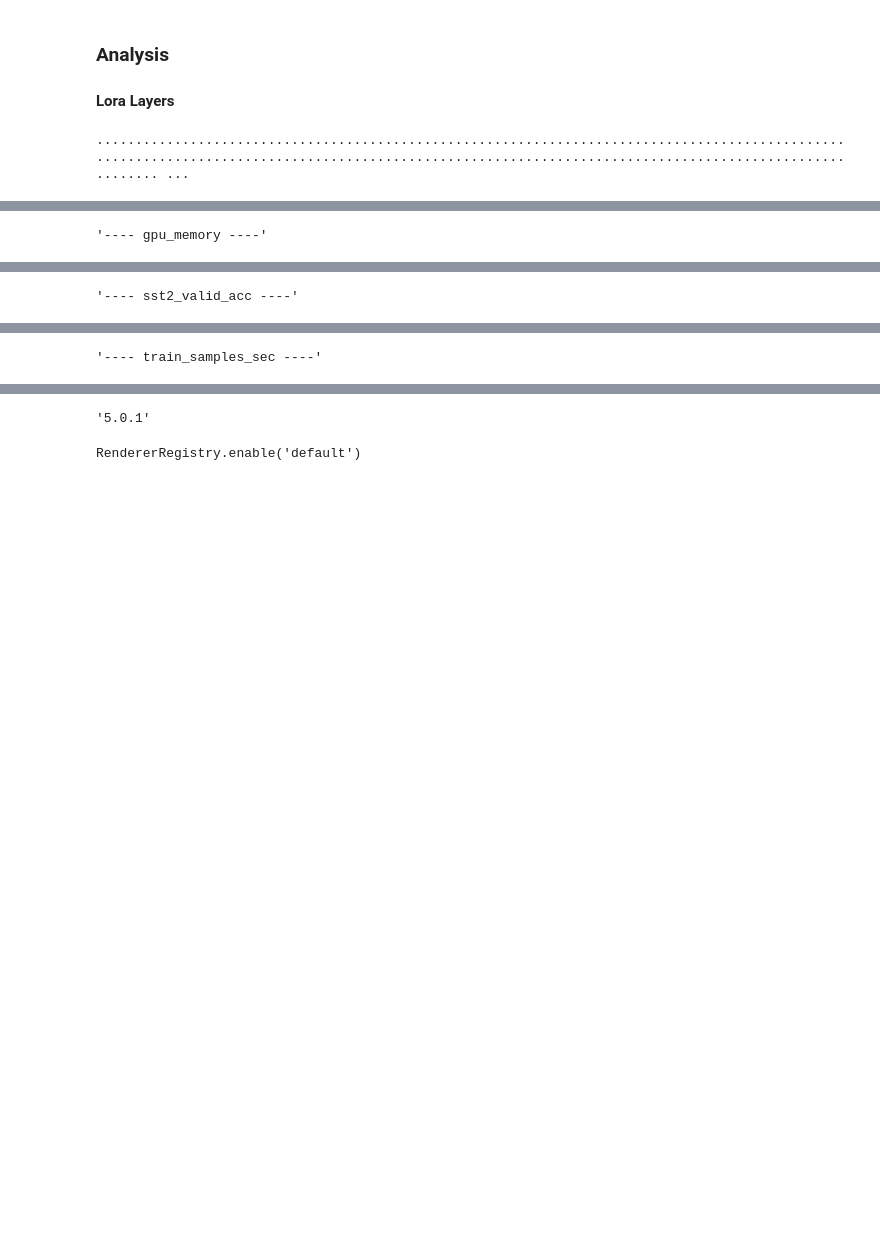
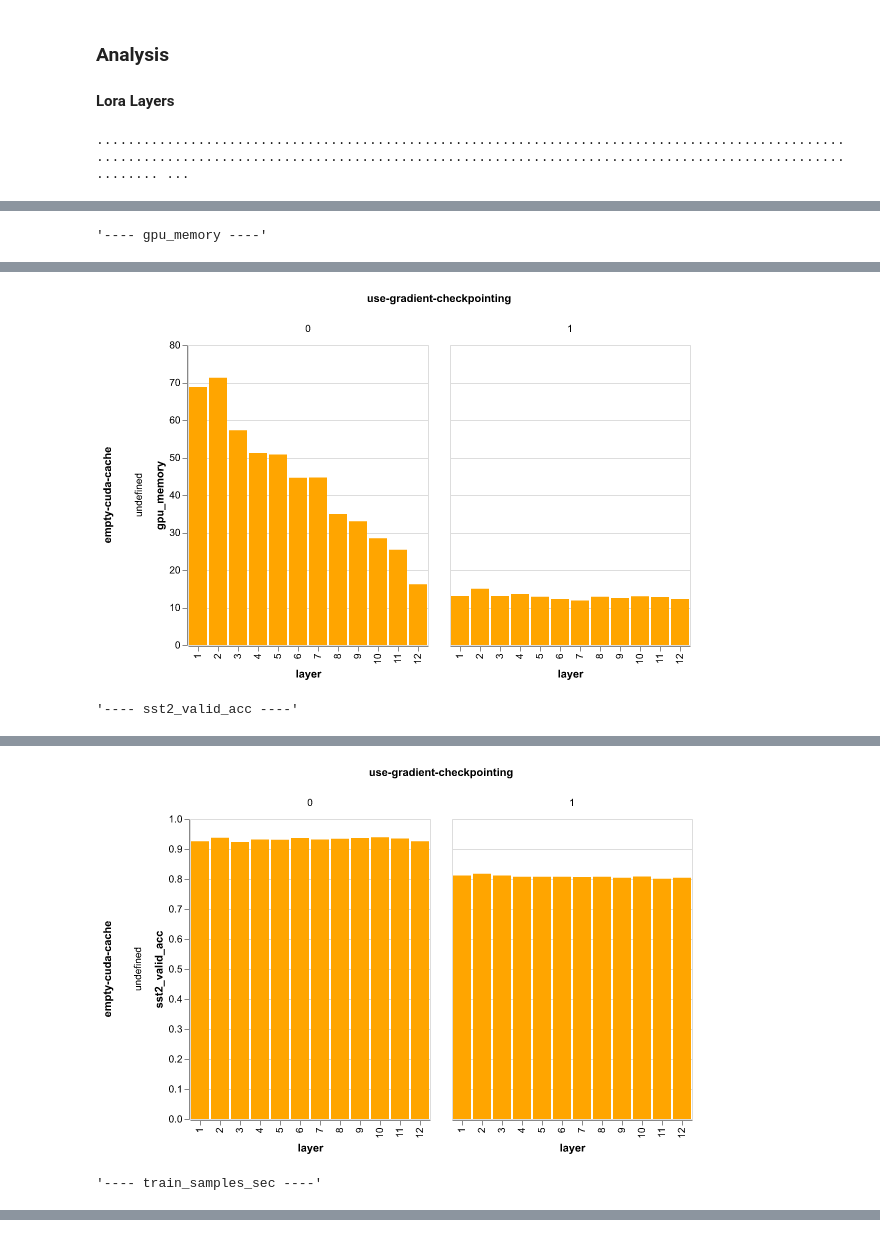
Before and after one commit to marianokamp/peft_lora, a Jupyter notebook: 2d_lora_tuning_experiments_layers.ipynb, the cells around one changed output, grey strips where cells are left out. Drawn from its saved outputs; the diff is of its cells as text; code cells hidden in the pictures; blank space fills up the shorter version.

```diff
--- a/2d_lora_tuning_experiments_layers.ipynb
+++ b/2d_lora_tuning_experiments_layers.ipynb
@@ -131,5 +145,5 @@ graph
 # %%
-#full_df['layer'] =  full_df['sst2-lora-config'].str.extract('(\d+)').astype(int)+1
+full_df['layer'] =  full_df['sst2-lora-config'].str.extract('(\d+)').astype(int)+1
 # %%
 objectives = ["gpu_memory", "sst2_valid_acc", "train_samples_sec"]
 for objective in objectives:
@@ -139,9 +153,9 @@ for objective in objectives:
     display(
         alt.Chart(df).mark_bar(color='orange', size=18).encode(
             y=alt.Y('mean(value):Q', title=objective),
-            x=alt.X('use-gradient-checkpointing:N'),
-            #column=alt.Column('),
-            #row=alt.Row('empty-cuda-cache:N'),
+            x=alt.X('layer:O'),
+            column=alt.Column('use-gradient-checkpointing:N'),
+            row=alt.Row('empty-cuda-cache:N'),
         )
     )
 # %% [output]
@@ -150 +163,2 @@ for objective in objectives:
+[figure, added]
 '---- sst2_valid_acc ----'
@@ -152 +165,2 @@ for objective in objectives:
+[figure, added]
 '---- train_samples_sec ----'
@@ -154,9 +167,0 @@ for objective in objectives:
-# %%
-alt.__version__
-# %% [output]
-'5.0.1'
-# %%
-import altair as alt
-alt.renderers.enable('default')
-# %% [output]
-RendererRegistry.enable('default')
```
Also changed, not shown: parts of 4 cells of this notebook, 1 other file.
